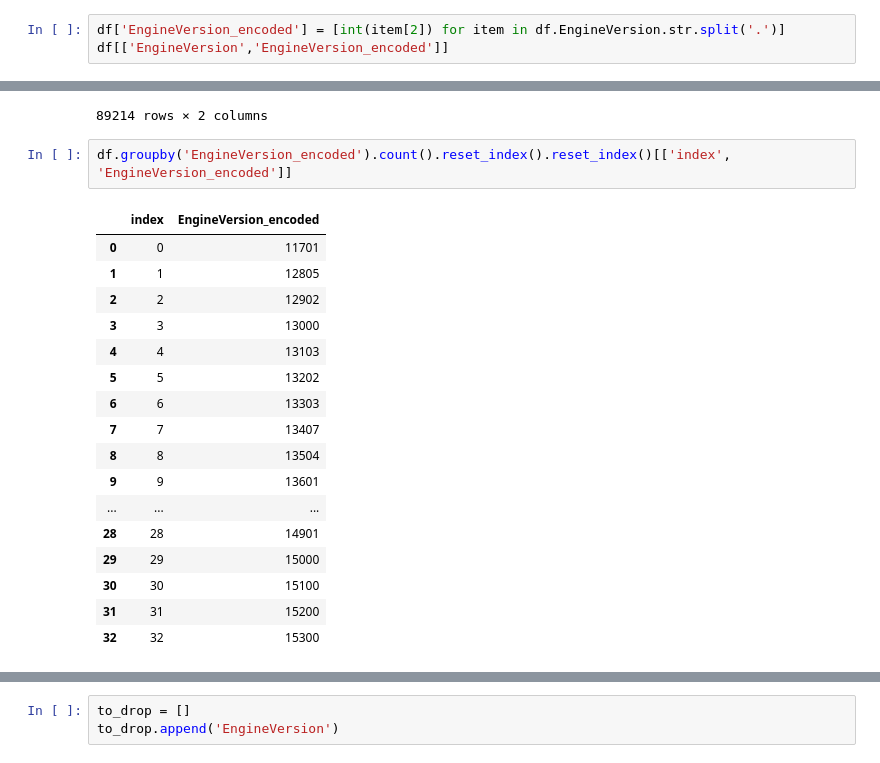
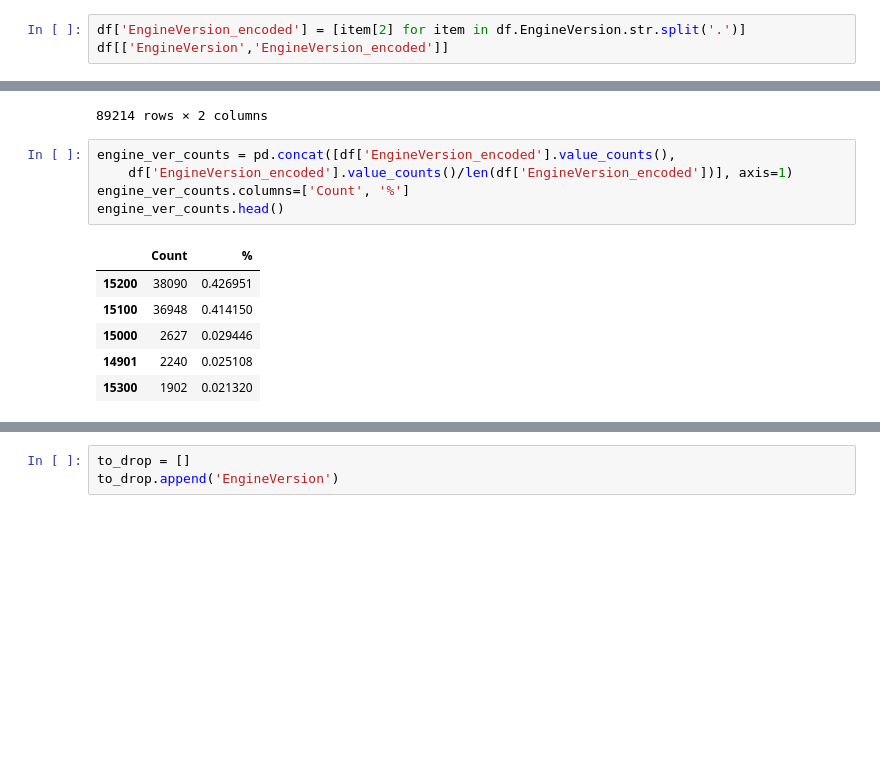
Before and after one commit to marco-riva/Capstone_2, a Jupyter notebook: notebooks/Feature_Engineering.ipynb, the cells around one changed output, grey strips where cells are left out. Cells and saved outputs as stored; diff of their text form; blank space fills up the shorter version.

Commit message:
Feature engineering roll up

```diff
--- a/notebooks/Feature_Engineering.ipynb
+++ b/notebooks/Feature_Engineering.ipynb
@@ -65,6 +65,6 @@ rs1_release_d                    1
 Name: Census_OSBranch_release_extracted, dtype: int64
 # %%
-df['EngineVersion_encoded'] = [int(item[2]) for item in df.EngineVersion.str.split('.')]
+df['EngineVersion_encoded'] = [item[2] for item in df.EngineVersion.str.split('.')]
 df[['EngineVersion','EngineVersion_encoded']]
 # %% [output]
 |  | EngineVersion | EngineVersion_encoded |
@@ -81,22 +81,14 @@ df[['EngineVersion','EngineVersion_encoded']]
 | 89213 | 1.1.15200.1 | 15200 |
 89214 rows × 2 columns
 # %%
-df.groupby('EngineVersion_encoded').count().reset_index().reset_index()[['index', 'EngineVersion_encoded']]
+engine_ver_counts = pd.concat([df['EngineVersion_encoded'].value_counts(),
+    df['EngineVersion_encoded'].value_counts()/len(df['EngineVersion_encoded'])], axis=1)
+engine_ver_counts.columns=['Count', '%']
+engine_ver_counts.head()
 # %% [output]
-|  | index | EngineVersion_encoded |
-| 0 | 0 | 11701 |
-| 1 | 1 | 12805 |
-| 2 | 2 | 12902 |
-| 3 | 3 | 13000 |
-| 4 | 4 | 13103 |
-| 5 | 5 | 13202 |
-| 6 | 6 | 13303 |
-| 7 | 7 | 13407 |
-| 8 | 8 | 13504 |
-| 9 | 9 | 13601 |
-| ... | ... | ... |
-| 28 | 28 | 14901 |
-| 29 | 29 | 15000 |
-| 30 | 30 | 15100 |
-| 31 | 31 | 15200 |
-| 32 | 32 | 15300 |
+|  | Count | % |
+| 15200 | 38090 | 0.426951 |
+| 15100 | 36948 | 0.414150 |
+| 15000 | 2627 | 0.029446 |
+| 14901 | 2240 | 0.025108 |
+| 15300 | 1902 | 0.021320 |
```
Also changed, not shown: parts of 56 cells of this notebook.
